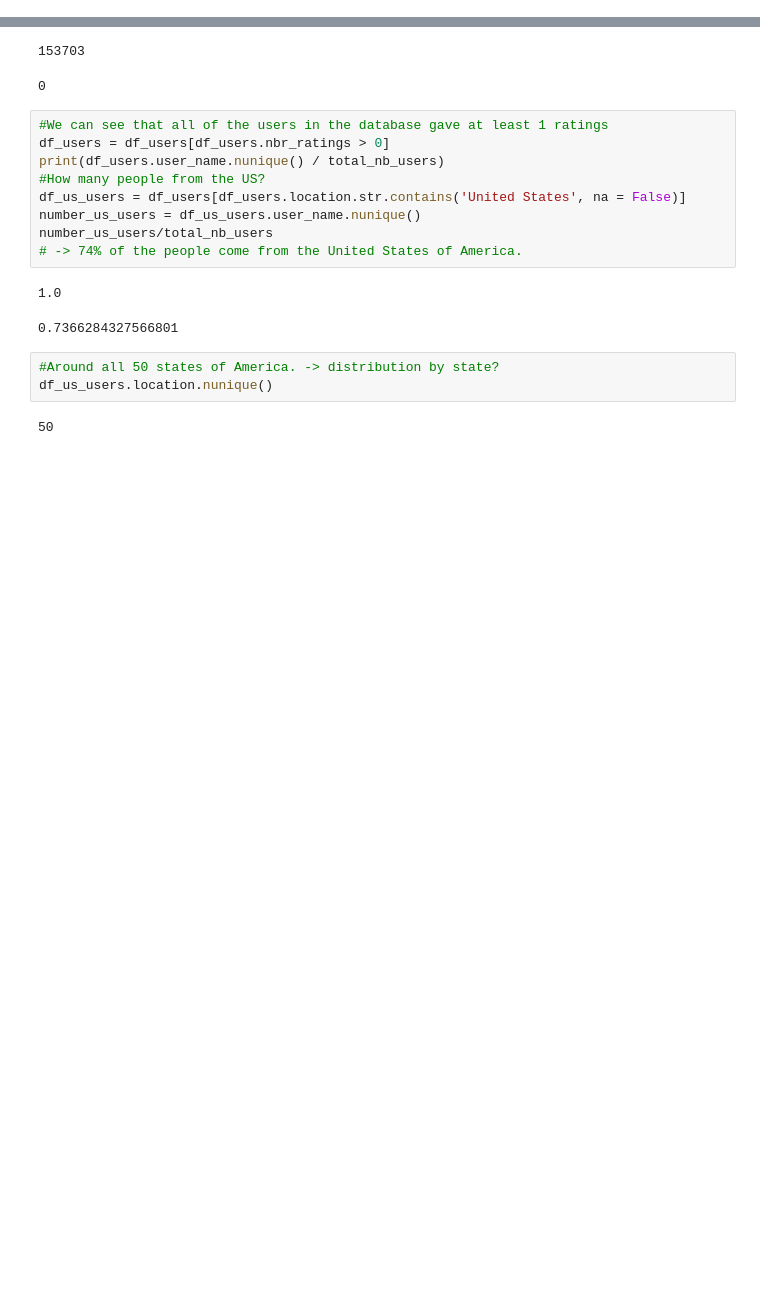
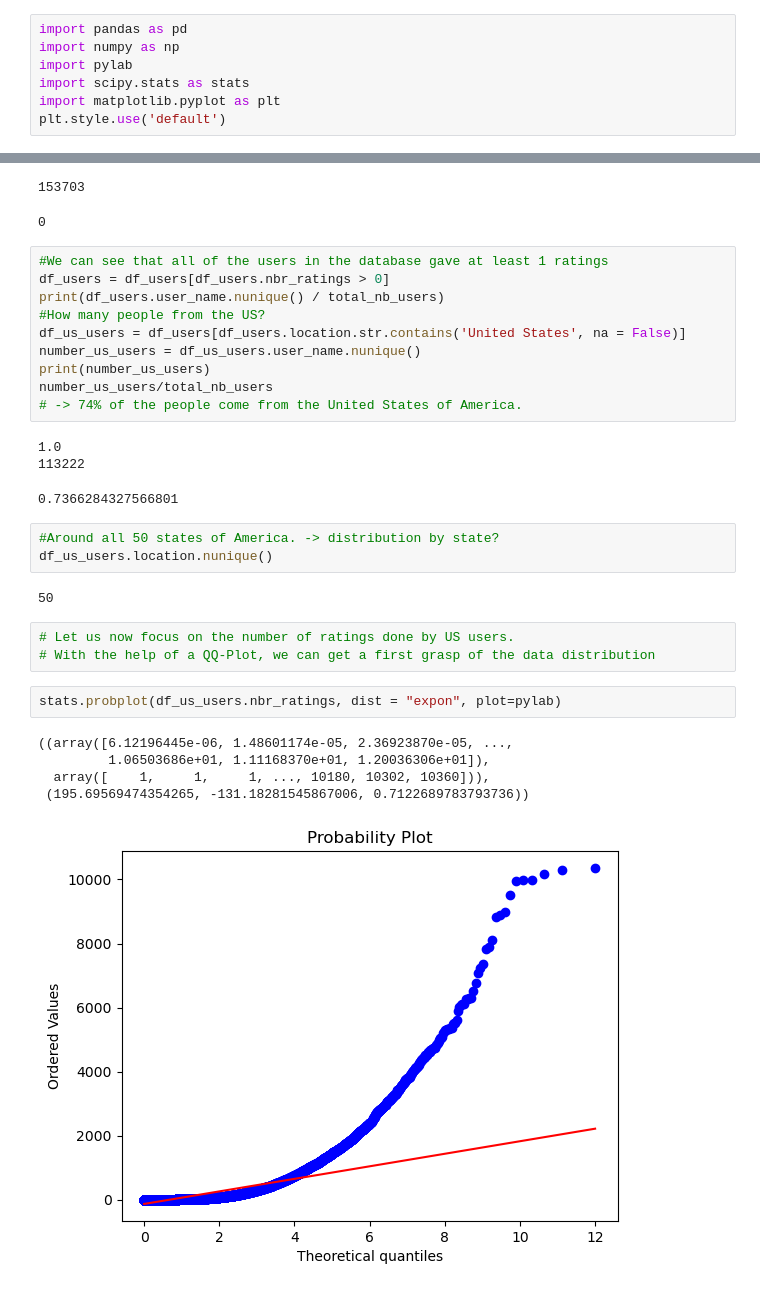
Before and after one commit to epfl-ada/ada-2022-project-radar, a Jupyter notebook: explopascal.ipynb, the cells around one changed output, grey strips where cells are left out. Cells and saved outputs as stored; diff of their text form; blank space fills up the shorter version.

```diff
--- a/explopascal.ipynb
+++ b/explopascal.ipynb
@@ -3,3 +1,10 @@ import pandas as pd
+# %%
+import pandas as pd
+import numpy as np
+import pylab
+import scipy.stats as stats
+import matplotlib.pyplot as plt
+plt.style.use('default')
 # %%
 #load the data
 df_users = pd.read_csv('./data/users.csv')
@@ -25,13 +45,26 @@ print(df_users.user_name.nunique() / total_nb_users)
 #How many people from the US?
 df_us_users = df_users[df_users.location.str.contains('United States', na = False)]
 number_us_users = df_us_users.user_name.nunique()
+print(number_us_users)
 number_us_users/total_nb_users
 # -> 74% of the people come from the United States of America.
 # %% [output]
 1.0
+113222
 0.7366284327566801
 # %%
 #Around all 50 states of America. -> distribution by state?
 df_us_users.location.nunique()
 # %% [output]
 50
+# %%
+# Let us now focus on the number of ratings done by US users.
+# With the help of a QQ-Plot, we can get a first grasp of the data distribution
+# %%
+stats.probplot(df_us_users.nbr_ratings, dist = "expon", plot=pylab)
+# %% [output]
+((array([6.12196445e-06, 1.48601174e-05, 2.36923870e-05, ...,
+         1.06503686e+01, 1.11168370e+01, 1.20036306e+01]),
+  array([    1,     1,     1, ..., 10180, 10302, 10360])),
+ (195.69569474354265, -131.18281545867006, 0.7122689783793736))
+[figure, added]
```
Also changed, not shown: parts of 10 cells of this notebook, 1 other file.
